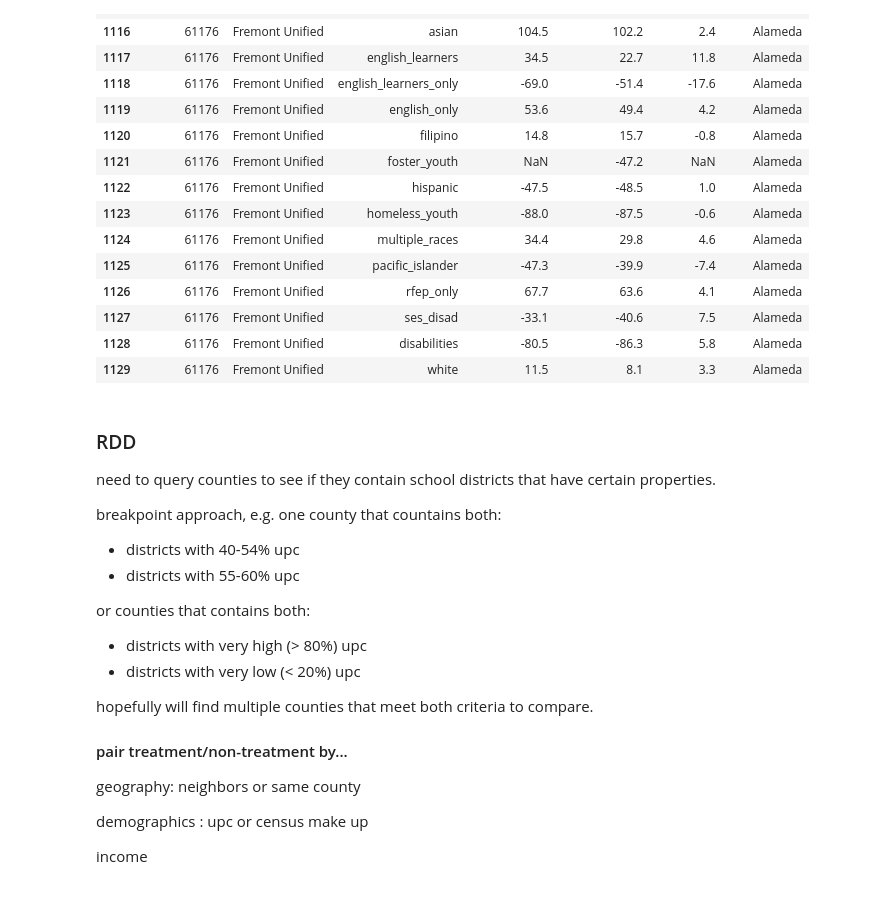
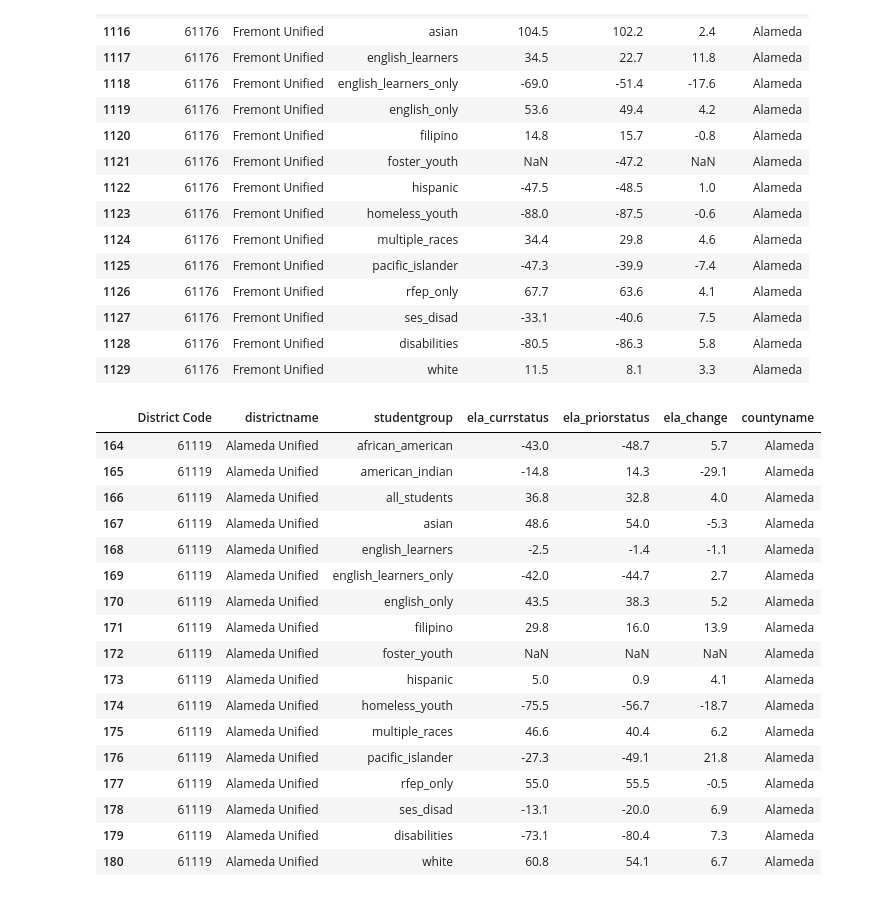
Before and after one commit to fiendskrah/finalcapstone, a Jupyter notebook: RDD.ipynb, the cells around one changed output. Saved outputs shown, nothing was run; the diff lists cells and outputs as text; code cells hidden in the pictures.

```diff
--- a/RDD.ipynb
+++ b/RDD.ipynb
@@ -241,25 +246,25 @@ mathpop.loc[mathpop['districtname'] == 'Fremont Unified']
 | 1127 | 61176 | Fremont Unified | ses_disad | -33.1 | -40.6 | 7.5 | Alameda |
 | 1128 | 61176 | Fremont Unified | disabilities | -80.5 | -86.3 | 5.8 | Alameda |
 | 1129 | 61176 | Fremont Unified | white | 11.5 | 8.1 | 3.3 | Alameda |
-# %% [markdown]
-### RDD
-need to query counties to see if they contain school districts that have certain properties.
-
-breakpoint approach, e.g. one county that countains both:
-* districts with 40-54% upc
-* districts with 55-60% upc
-
-or counties that contains both:
-* districts with very high (> 80%) upc
-* districts with very low (< 20%) upc
-
-
-hopefully will find multiple counties that meet both criteria to compare.
-
-#### pair treatment/non-treatment by...
-
-geography: neighbors or same county
-
-demographics : upc or census make up
-
-income
+# %%
+engpop.loc[engpop['districtname'] == 'Alameda Unified']
+# math scores from the disadvantaged school
+# %% [output]
+|  | District Code | districtname | studentgroup | ela_currstatus | ela_priorstatus | ela_change | countyname |
+| 164 | 61119 | Alameda Unified | african_american | -43.0 | -48.7 | 5.7 | Alameda |
+| 165 | 61119 | Alameda Unified | american_indian | -14.8 | 14.3 | -29.1 | Alameda |
+| 166 | 61119 | Alameda Unified | all_students | 36.8 | 32.8 | 4.0 | Alameda |
+| 167 | 61119 | Alameda Unified | asian | 48.6 | 54.0 | -5.3 | Alameda |
+| 168 | 61119 | Alameda Unified | english_learners | -2.5 | -1.4 | -1.1 | Alameda |
+| 169 | 61119 | Alameda Unified | english_learners_only | -42.0 | -44.7 | 2.7 | Alameda |
+| 170 | 61119 | Alameda Unified | english_only | 43.5 | 38.3 | 5.2 | Alameda |
+| 171 | 61119 | Alameda Unified | filipino | 29.8 | 16.0 | 13.9 | Alameda |
+| 172 | 61119 | Alameda Unified | foster_youth | NaN | NaN | NaN | Alameda |
+| 173 | 61119 | Alameda Unified | hispanic | 5.0 | 0.9 | 4.1 | Alameda |
+| 174 | 61119 | Alameda Unified | homeless_youth | -75.5 | -56.7 | -18.7 | Alameda |
+| 175 | 61119 | Alameda Unified | multiple_races | 46.6 | 40.4 | 6.2 | Alameda |
+| 176 | 61119 | Alameda Unified | pacific_islander | -27.3 | -49.1 | 21.8 | Alameda |
+| 177 | 61119 | Alameda Unified | rfep_only | 55.0 | 55.5 | -0.5 | Alameda |
+| 178 | 61119 | Alameda Unified | ses_disad | -13.1 | -20.0 | 6.9 | Alameda |
+| 179 | 61119 | Alameda Unified | disabilities | -73.1 | -80.4 | 7.3 | Alameda |
+| 180 | 61119 | Alameda Unified | white | 60.8 | 54.1 | 6.7 | Alameda |
```
Also changed, not shown: parts of 11 cells of this notebook.
